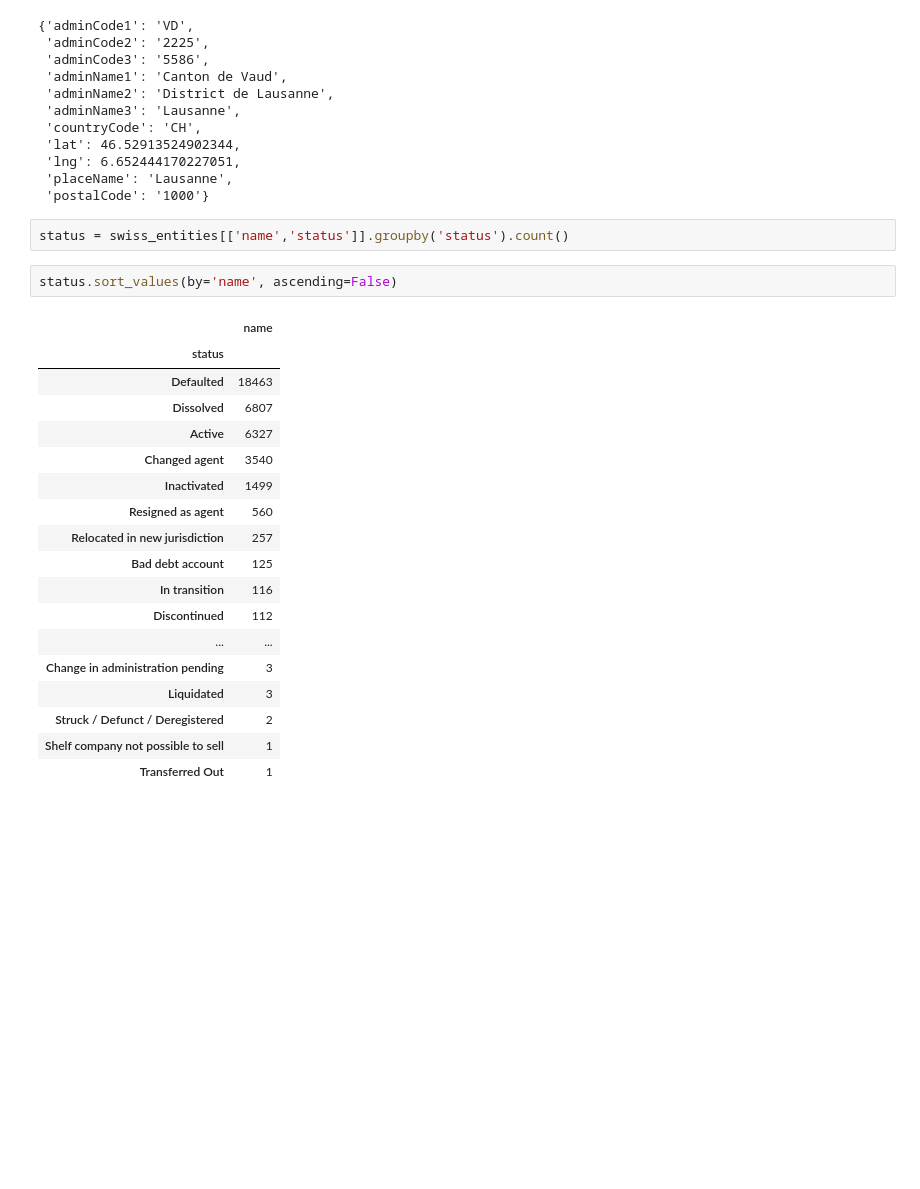
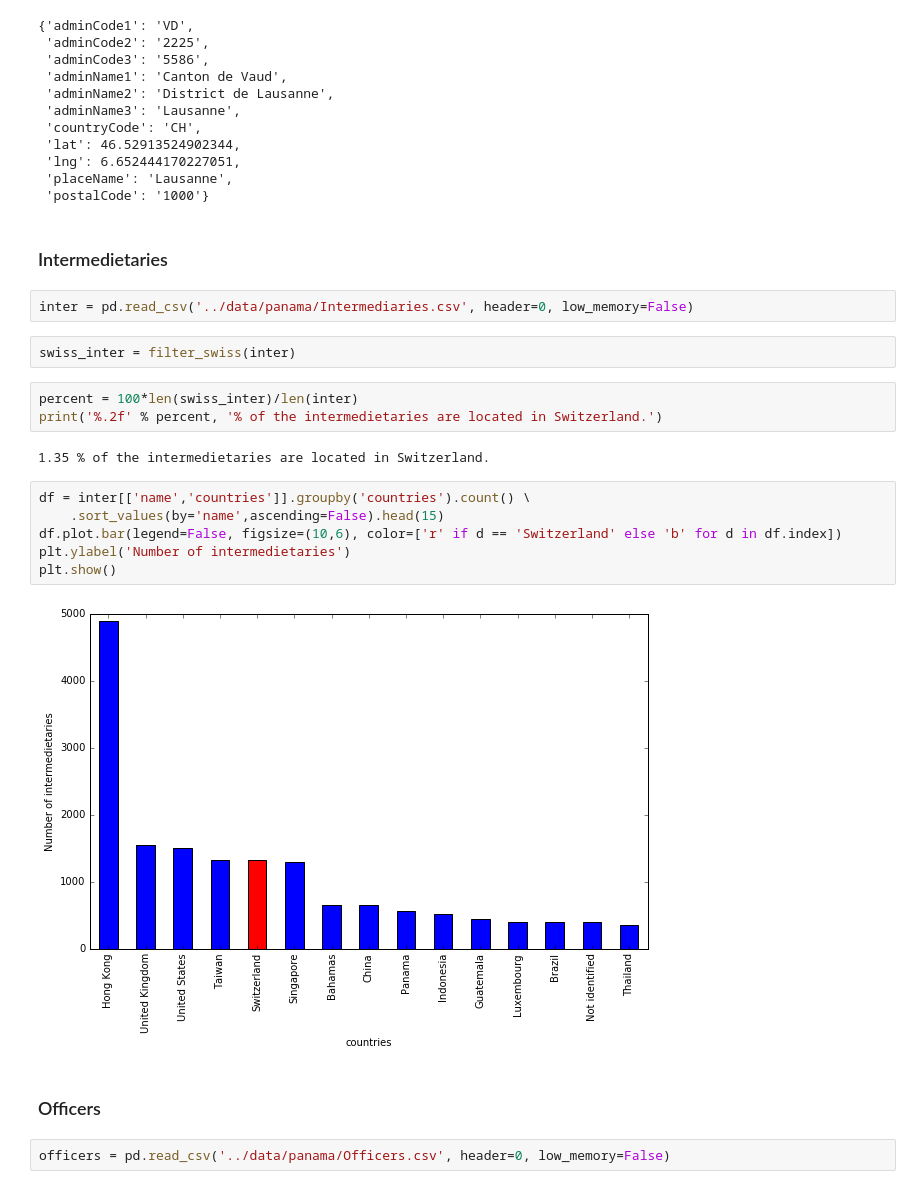
Before and after one commit to fdevillard/ada-swissleak, a Jupyter notebook: SwissGlance.ipynb, the cells around one changed output. Drawn from its saved outputs; the diff is of its cells as text; blank space fills up the shorter version.

```diff
--- a/SwissGlance.ipynb
+++ b/SwissGlance.ipynb
@@ -55,26 +65,26 @@ addresses['1000']
  'lng': 6.652444170227051,
  'placeName': 'Lausanne',
  'postalCode': '1000'}
-# %%
-status = swiss_entities[['name','status']].groupby('status').count()
-# %%
-status.sort_values(by='name', ascending=False)
-# %% [output]
-|  | name |
-| status |  |
-| Defaulted | 18463 |
-| Dissolved | 6807 |
-| Active | 6327 |
-| Changed agent | 3540 |
-| Inactivated | 1499 |
-| Resigned as agent | 560 |
-| Relocated in new jurisdiction | 257 |
-| Bad debt account | 125 |
-| In transition | 116 |
-| Discontinued | 112 |
-| ... | ... |
-| Change in administration pending | 3 |
-| Liquidated | 3 |
-| Struck / Defunct / Deregistered | 2 |
-| Shelf company not possible to sell | 1 |
-| Transferred Out | 1 |
+# %% [markdown]
+### Intermedietaries
+# %%
+inter = pd.read_csv('../data/panama/Intermediaries.csv', header=0, low_memory=False)
+# %%
+swiss_inter = filter_swiss(inter)
+# %%
+percent = 100*len(swiss_inter)/len(inter)
+print('%.2f' % percent, '% of the intermedietaries are located in Switzerland.')
+# %% [output]
+1.35 % of the intermedietaries are located in Switzerland.
+# %%
+df = inter[['name','countries']].groupby('countries').count() \
+    .sort_values(by='name',ascending=False).head(15)
+df.plot.bar(legend=False, figsize=(10,6), color=['r' if d == 'Switzerland' else 'b' for d in df.index])
+plt.ylabel('Number of intermedietaries')
+plt.show()
+# %% [output]
+[figure, added]
+# %% [markdown]
+### Officers
+# %%
+officers = pd.read_csv('../data/panama/Officers.csv', header=0, low_memory=False)
```
Also changed, not shown: parts of 11 cells of this notebook.
